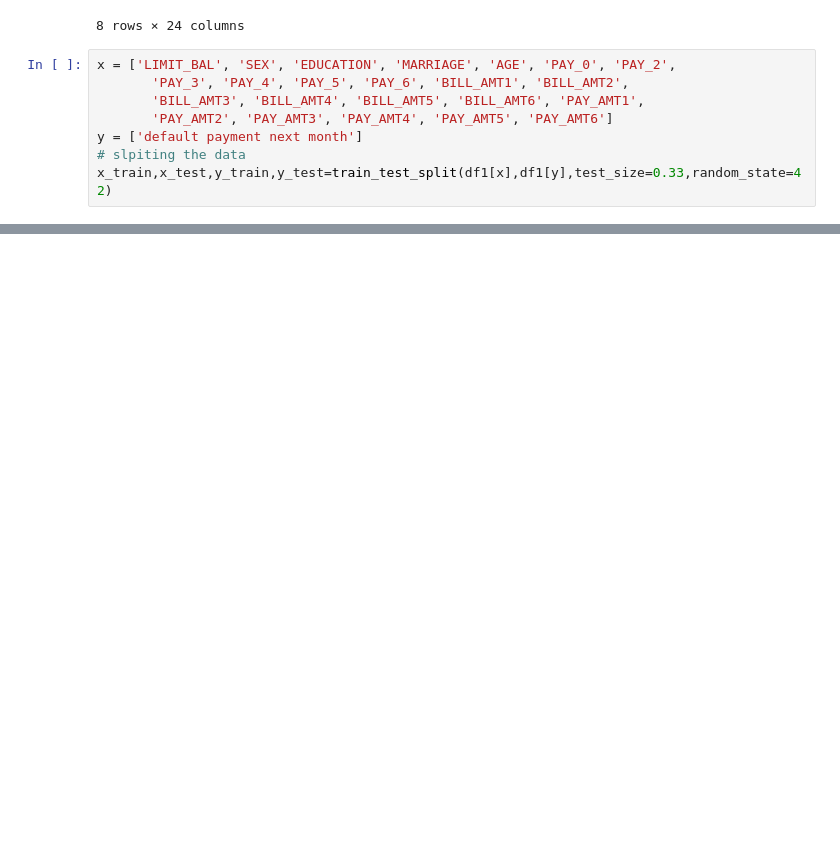
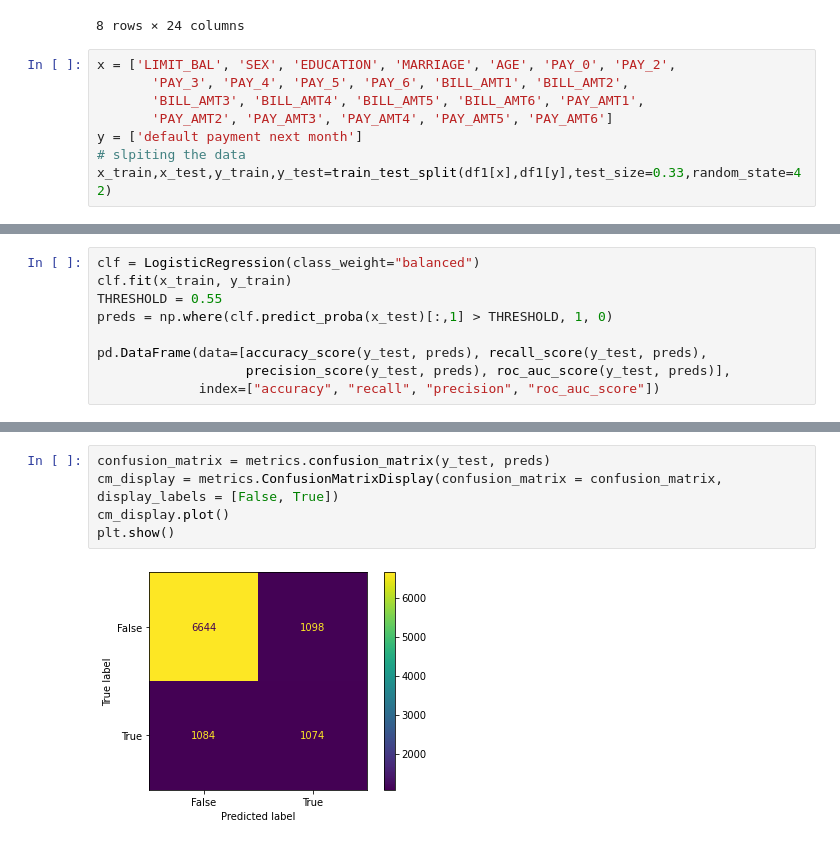
Before and after one commit to pooJa-verMa14/Machine-Learning, a Jupyter notebook: LabEval1.ipynb, the cells around one changed output, grey strips where cells are left out. Cells and saved outputs as stored; diff of their text form; blank space fills up the shorter version.

```diff
--- a/LabEval1.ipynb
+++ b/LabEval1.ipynb
@@ -173,0 +195,9 @@ Accuracy on training set: 0.7820202020202021
+# %%
+clf = LogisticRegression(class_weight="balanced")
+clf.fit(x_train, y_train)
+THRESHOLD = 0.55
+preds = np.where(clf.predict_proba(x_test)[:,1] > THRESHOLD, 1, 0)
+
+pd.DataFrame(data=[accuracy_score(y_test, preds), recall_score(y_test, preds),
+                   precision_score(y_test, preds), roc_auc_score(y_test, preds)],
+             index=["accuracy", "recall", "precision", "roc_auc_score"])
@@ -173,0 +210,7 @@ Accuracy on training set: 0.7820202020202021
+# %%
+confusion_matrix = metrics.confusion_matrix(y_test, preds)
+cm_display = metrics.ConfusionMatrixDisplay(confusion_matrix = confusion_matrix, display_labels = [False, True])
+cm_display.plot()
+plt.show()
+# %% [output]
+[figure, added]
```
Also changed, not shown: parts of 10 cells of this notebook.
